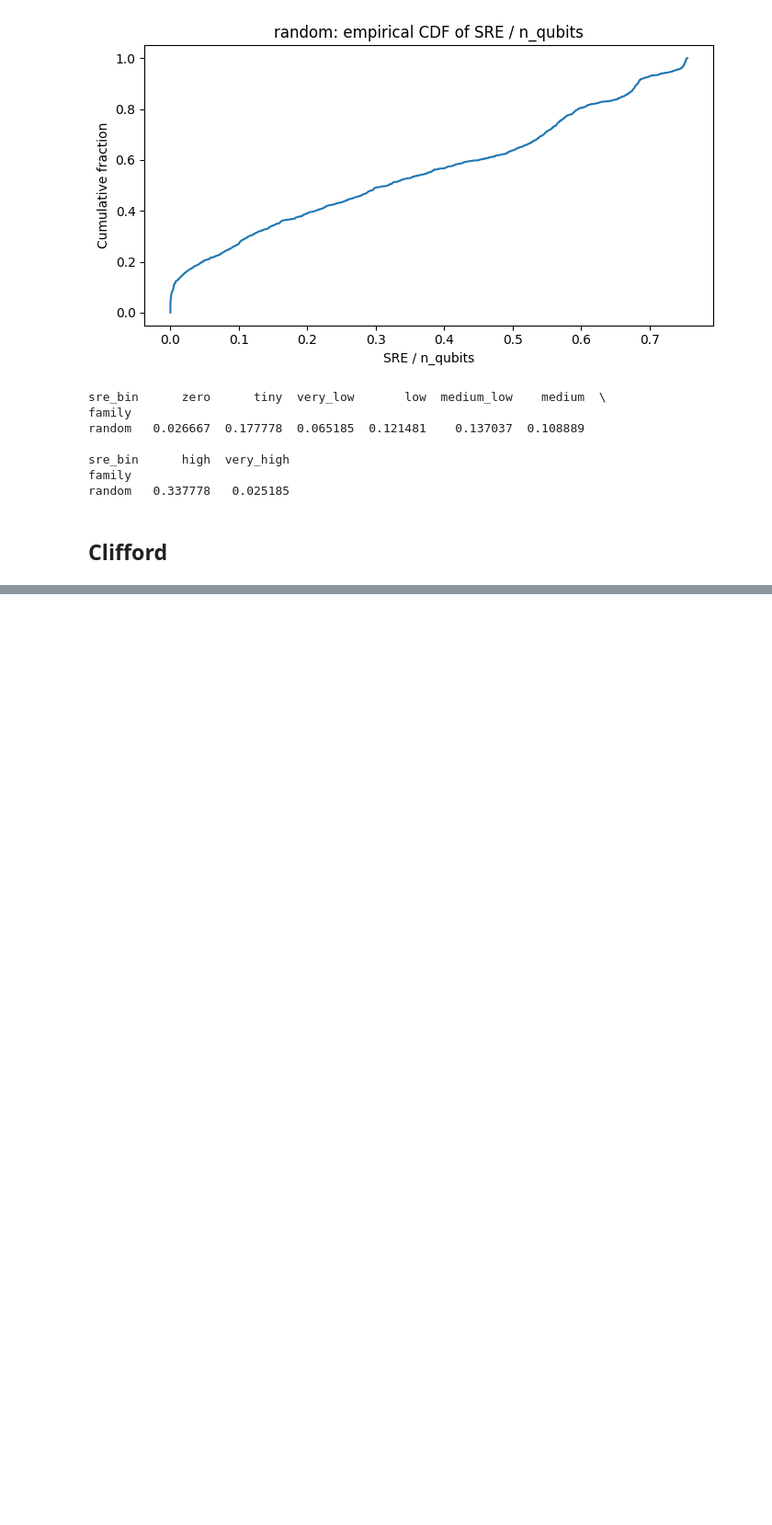
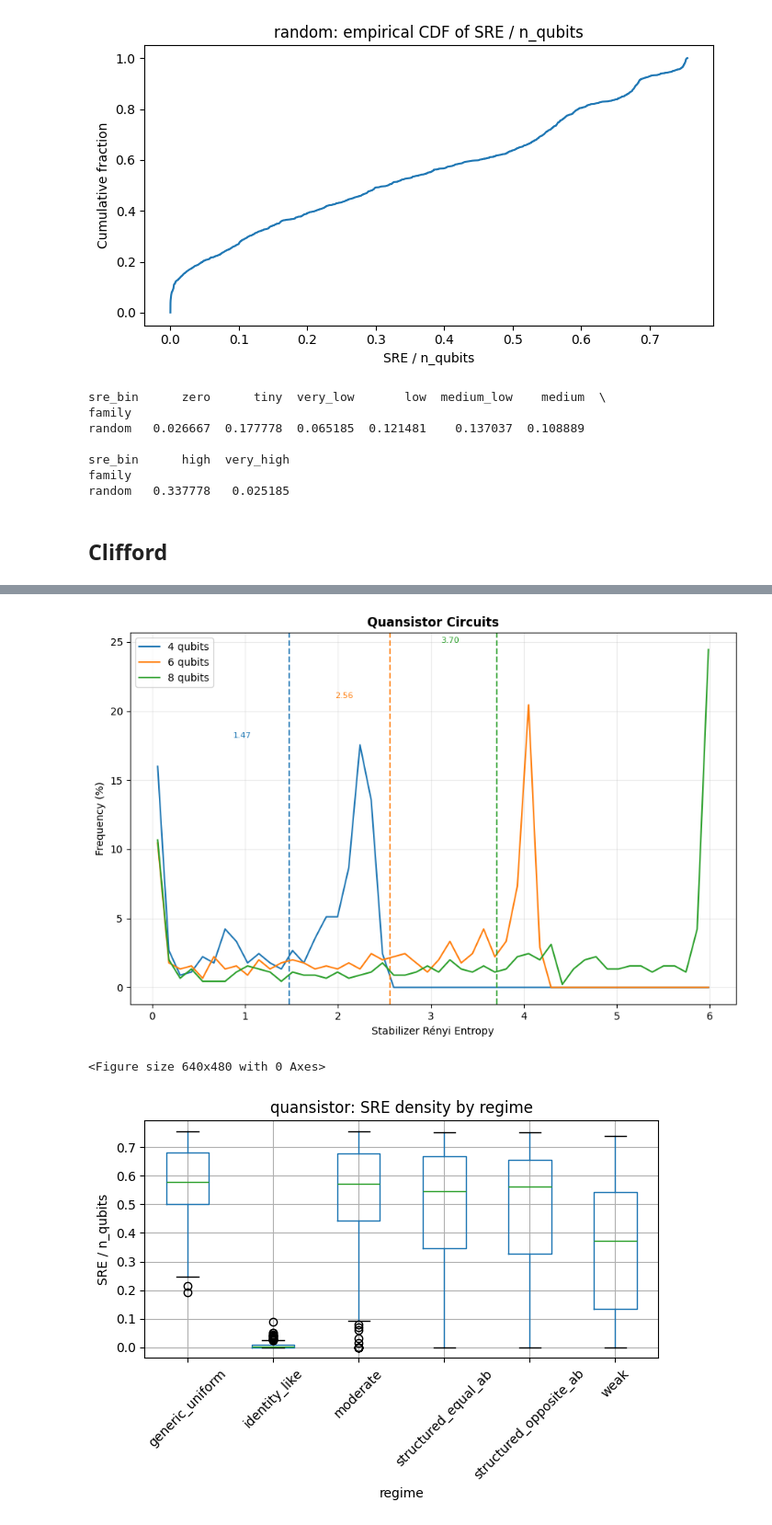
Before and after one commit to VicLambert/qml-quansistor-entropy, a Jupyter notebook: qqe/notebooks/05_25_2026.ipynb, the cells around one changed output, grey strips where cells are left out. Shown at 92% size. Drawn from its saved outputs; the diff is of its cells as text; code cells hidden in the pictures; blank space fills up the shorter version.

```diff
--- a/qqe/notebooks/05_25_2026.ipynb
+++ b/qqe/notebooks/05_25_2026.ipynb
@@ -682,0 +702,5 @@ pd.crosstab(
+# %%
+n_qubits = (4, 6, 8, 10)
+n_layers = (1, 2, 4, 8, 16, 40, 50, 80, 100)
+n_seeds = 50
+output_dir = "temp/datasets/SRE_distribution"
@@ -682,0 +758,17 @@ pd.crosstab(
+# %%
+model_type = "nn"
+epochs = 30
+lr = 1e-4
+loss_type = "huber"   # "mse" | "huber"
+batch_size = 32
+training_mode = "per_family"  # "global" | "per_family"
+family = "quansistor"  # required if training_mode == "per_family"
+target = "sre"
+data_dir = output_dir
+model_save_path = "../outputs/models/quansistor_model_gnn.pt"
+show_progress=True
+show_val_progress=False
+log_every_n_batches=10
+heartbeat_secs=60.0
+epoch_time_warning_secs=600.0
+train_loader_quansistor, val_loader_quansistor, test_loader_quansistor, node_in_dim_quansistor, global_in_dim_quansistor, base_dataset_quansistor = make_dataset_loaders(model_type, epochs, lr, loss_type, batch_size, training_mode, "quansistor", target, data_dir, model_save_path, show_progress, show_val_progress, log_every_n_batches, heartbeat_secs, epoch_time_warning_secs)
@@ -682,0 +779,6 @@ pd.crosstab(
+# %%
+print(f"Loading dataset from {output_dir}...")
+df = load_sre_dataset(output_dir)
+
+print(df.shape)
+print(df[["family", "n_qubits", "n_layers", "sre", "sre_density"]].head())
@@ -682,0 +794,13 @@ pd.crosstab(
+# %%
+# df_qubits = df[df["n_qubits"] == 8].copy()
+df_qubits = df.copy()
+# %%
+_plot_SRE_distribution(base_dataset_quansistor, bins=50, title="Quansistor Circuits")
+plot_SRE_regime(output_dir, "quansistor")
+
+plot_global_sre_distribution(df_qubits, "quansistor", density=True)
+plot_sre_ecdf(df_qubits, "quansistor", density=True)
+# %% [output]
+[figure, added]
+<Figure size 640x480 with 0 Axes>
+[figure, added]
```
Also changed, not shown: parts of 20 cells of this notebook, 2 other files.
